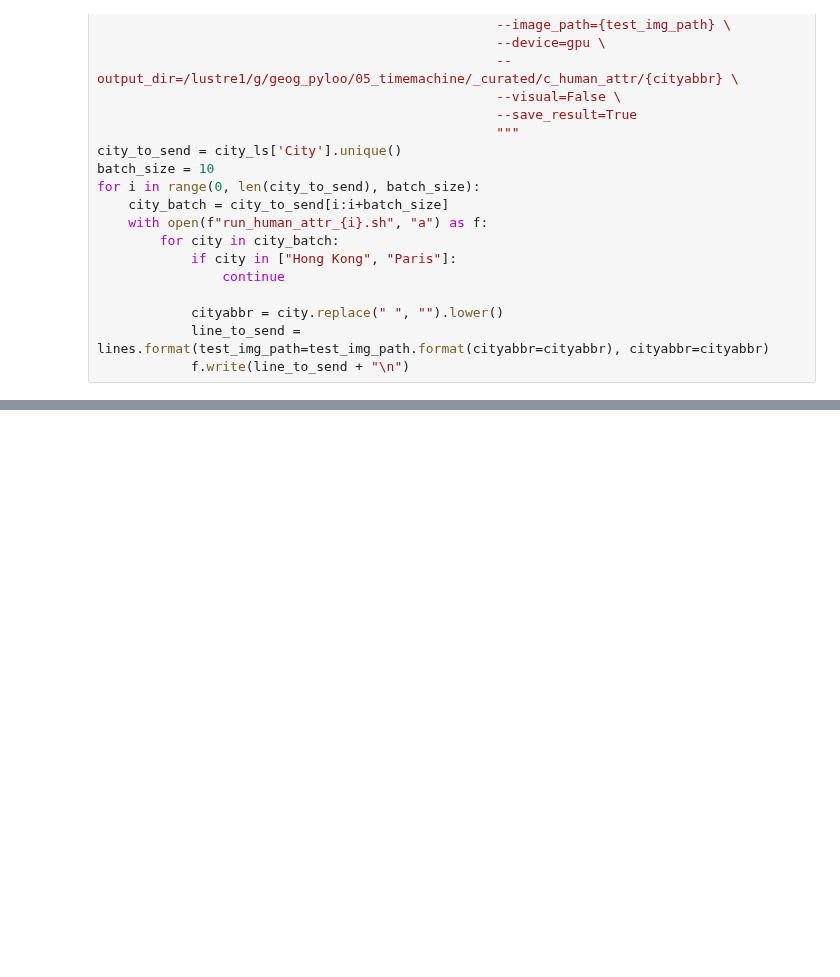
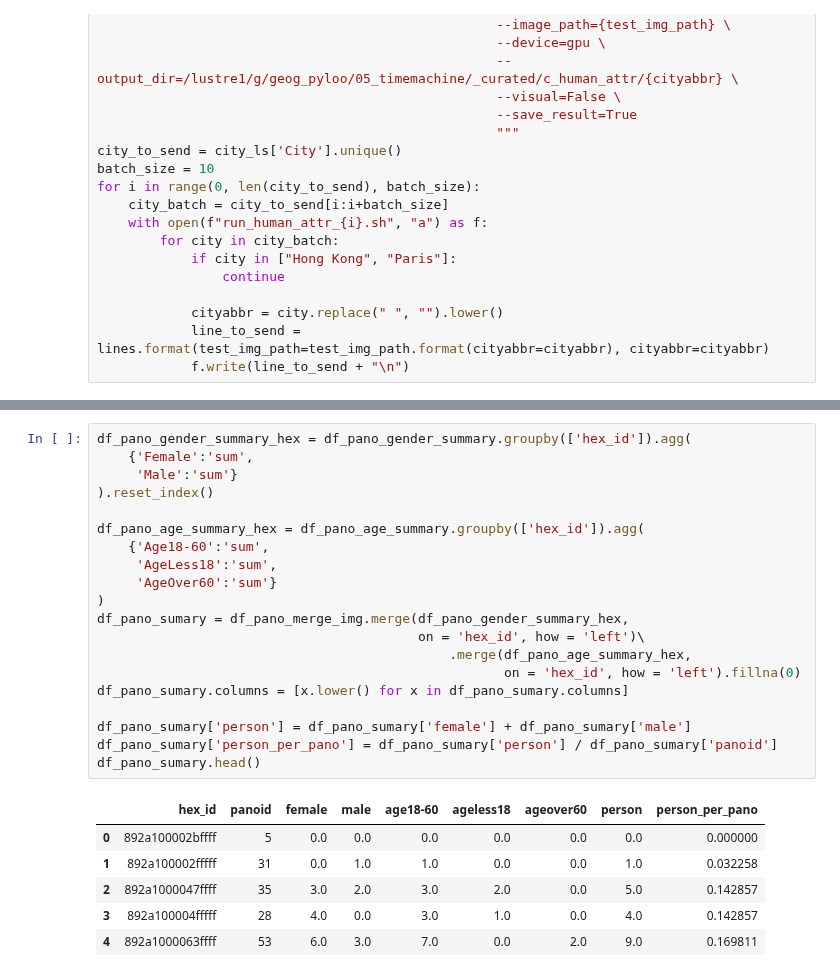
Before and after one commit to brookefzy/uvi-time-machine, a Jupyter notebook: _script/B-timemachine/07_attr.ipynb, the cells around one changed output, grey strips where cells are left out. Saved outputs shown, nothing was run; the diff lists cells and outputs as text; blank space fills up the shorter version.

```diff
--- a/_script/B-timemachine/07_attr.ipynb
+++ b/_script/B-timemachine/07_attr.ipynb
@@ -151,0 +207,27 @@ python deploy/pipeline/pipeline_no_viz.py --config deploy/pipeline/config/infer_
+# %%
+df_pano_gender_summary_hex = df_pano_gender_summary.groupby(['hex_id']).agg(
+    {'Female':'sum',
+     'Male':'sum'}
+).reset_index()
+
+df_pano_age_summary_hex = df_pano_age_summary.groupby(['hex_id']).agg(
+    {'Age18-60':'sum',
+     'AgeLess18':'sum',
+     'AgeOver60':'sum'}
+)
+df_pano_sumary = df_pano_merge_img.merge(df_pano_gender_summary_hex,
+                                         on = 'hex_id', how = 'left')\
+                                             .merge(df_pano_age_summary_hex,
+                                                    on = 'hex_id', how = 'left').fillna(0)
+df_pano_sumary.columns = [x.lower() for x in df_pano_sumary.columns]
+
+df_pano_sumary['person'] = df_pano_sumary['female'] + df_pano_sumary['male']
+df_pano_sumary['person_per_pano'] = df_pano_sumary['person'] / df_pano_sumary['panoid']
+df_pano_sumary.head()
+# %% [output]
+|  | hex_id | panoid | female | male | age18-60 | ageless18 | ageover60 | person | person_per_pano |
+| 0 | 892a100002bffff | 5 | 0.0 | 0.0 | 0.0 | 0.0 | 0.0 | 0.0 | 0.000000 |
+| 1 | 892a100002fffff | 31 | 0.0 | 1.0 | 1.0 | 0.0 | 0.0 | 1.0 | 0.032258 |
+| 2 | 892a1000047ffff | 35 | 3.0 | 2.0 | 3.0 | 2.0 | 0.0 | 5.0 | 0.142857 |
+| 3 | 892a100004fffff | 28 | 4.0 | 0.0 | 3.0 | 1.0 | 0.0 | 4.0 | 0.142857 |
+| 4 | 892a1000063ffff | 53 | 6.0 | 3.0 | 7.0 | 0.0 | 2.0 | 9.0 | 0.169811 |
```
Also changed, not shown: parts of 34 cells of this notebook, 4 other files.
